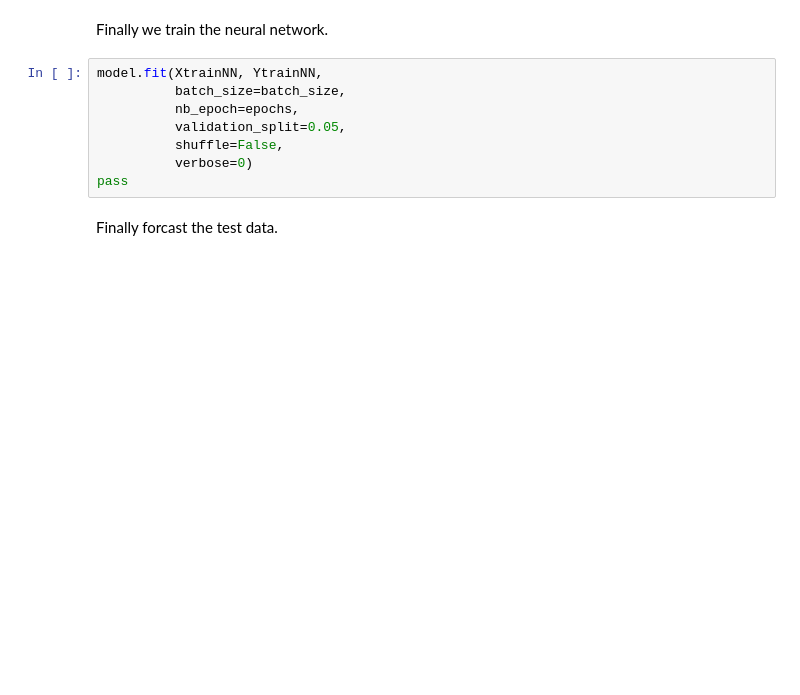
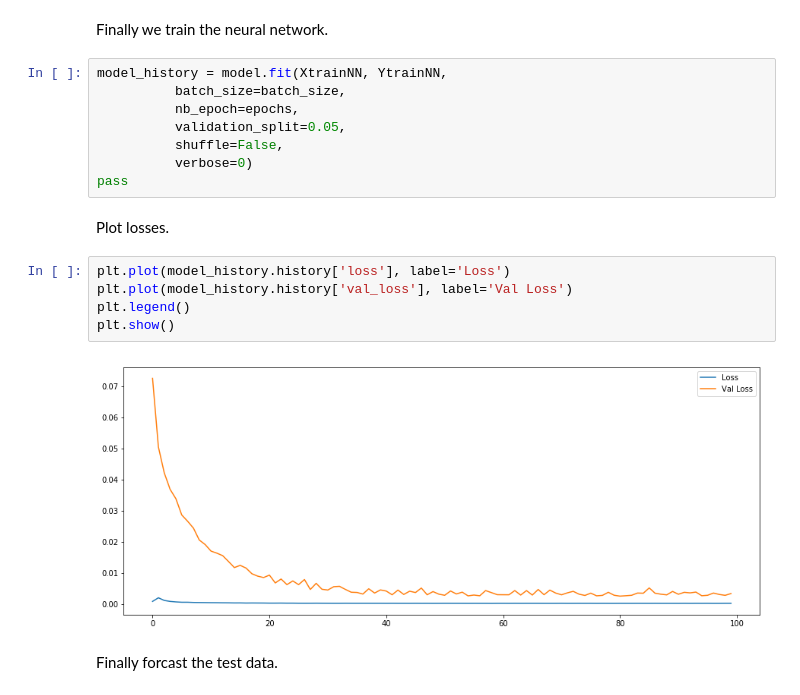
Before and after one commit to dahuebi/cas-pml-prj, a Jupyter notebook: nb/06_ml-forecast.ipynb, the cells around one changed output. Drawn from its saved outputs; the diff is of its cells as text; blank space fills up the shorter version.

```diff
--- a/nb/06_ml-forecast.ipynb
+++ b/nb/06_ml-forecast.ipynb
@@ -306,13 +306,22 @@ YtrainNN = nnTrain(YtrainScaled, look_back) # must be symetric in KERAS
 # %% [markdown]
 Finally we train the neural network.
 # %%
-model.fit(XtrainNN, YtrainNN,
+model_history = model.fit(XtrainNN, YtrainNN,
           batch_size=batch_size,
           nb_epoch=epochs,
           validation_split=0.05,
           shuffle=False,
           verbose=0)
 pass
+# %% [markdown]
+Plot losses.
+# %%
+plt.plot(model_history.history['loss'], label='Loss')
+plt.plot(model_history.history['val_loss'], label='Val Loss')
+plt.legend()
+plt.show()
+# %% [output]
+[figure, added]
 # %% [markdown]
 Finally forcast the test data.
 # %%
```
Also changed, not shown: parts of 11 cells of this notebook, 4 other files.
